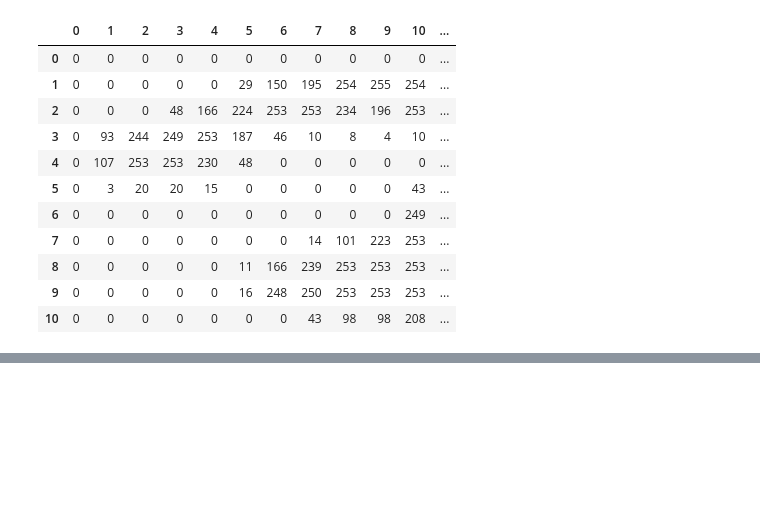
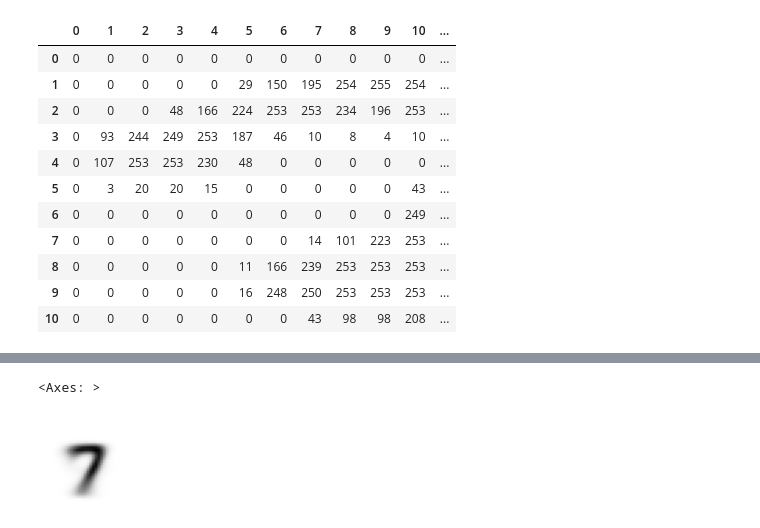
Before and after one commit to atozncoder/ai, a Jupyter notebook: BookChapter4.ipynb, the cells around one changed output, grey strips where cells are left out. Drawn from its saved outputs; the diff is of its cells as text; code cells hidden in the pictures; blank space fills up the shorter version.

```diff
--- a/BookChapter4.ipynb
+++ b/BookChapter4.ipynb
@@ -17,6 +18,7 @@ path.ls()
 (#3) [Path('/root/.fastai/data/mnist_sample/labels.csv'),Path('/root/.fastai/data/mnist_sample/valid'),Path('/root/.fastai/data/mnist_sample/train')]
 # %%
 threes = (path/"train"/"3").ls().sorted()
+sevens = (path/"train"/"7").ls().sorted()
 threes
 # %% [output]
 (#6131) [Path('/root/.fastai/data/mnist_sample/train/3/10.png'),Path('/root/.fastai/data/mnist_sample/train/3/10000.png'),Path('/root/.fastai/data/mnist_sample/train/3/10011.png'),Path('/root/.fastai/ ...
@@ -67,0 +94,6 @@ df.style.set_properties(**{'font-size':'6pt'}).background_gradient('Blues')
+# %%
+mean7 = stacked_sevens.mean(0)
+show_image(mean7)
+# %% [output]
+<Axes: >
+[figure, added]
```
Also changed, not shown: parts of 21 cells of this notebook.
